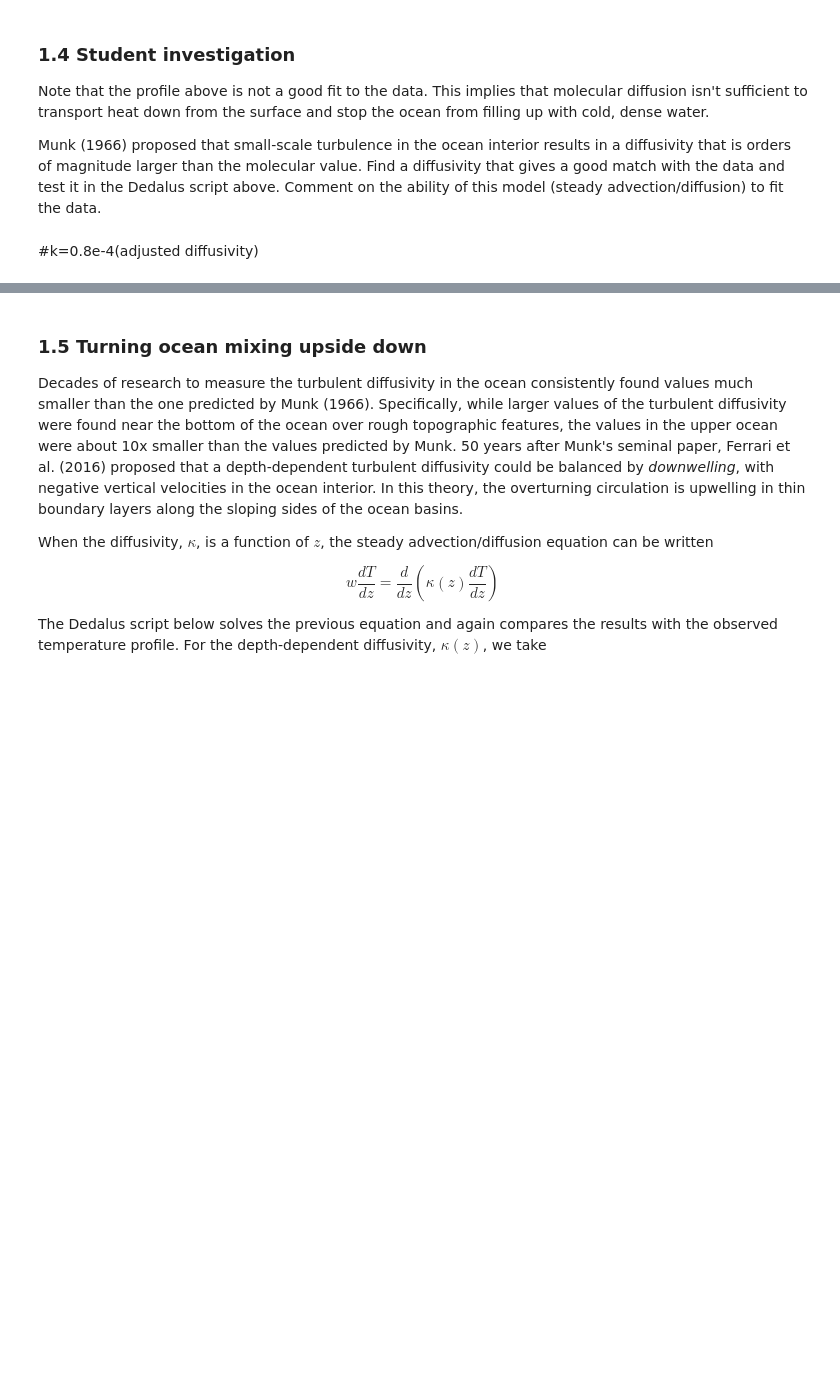
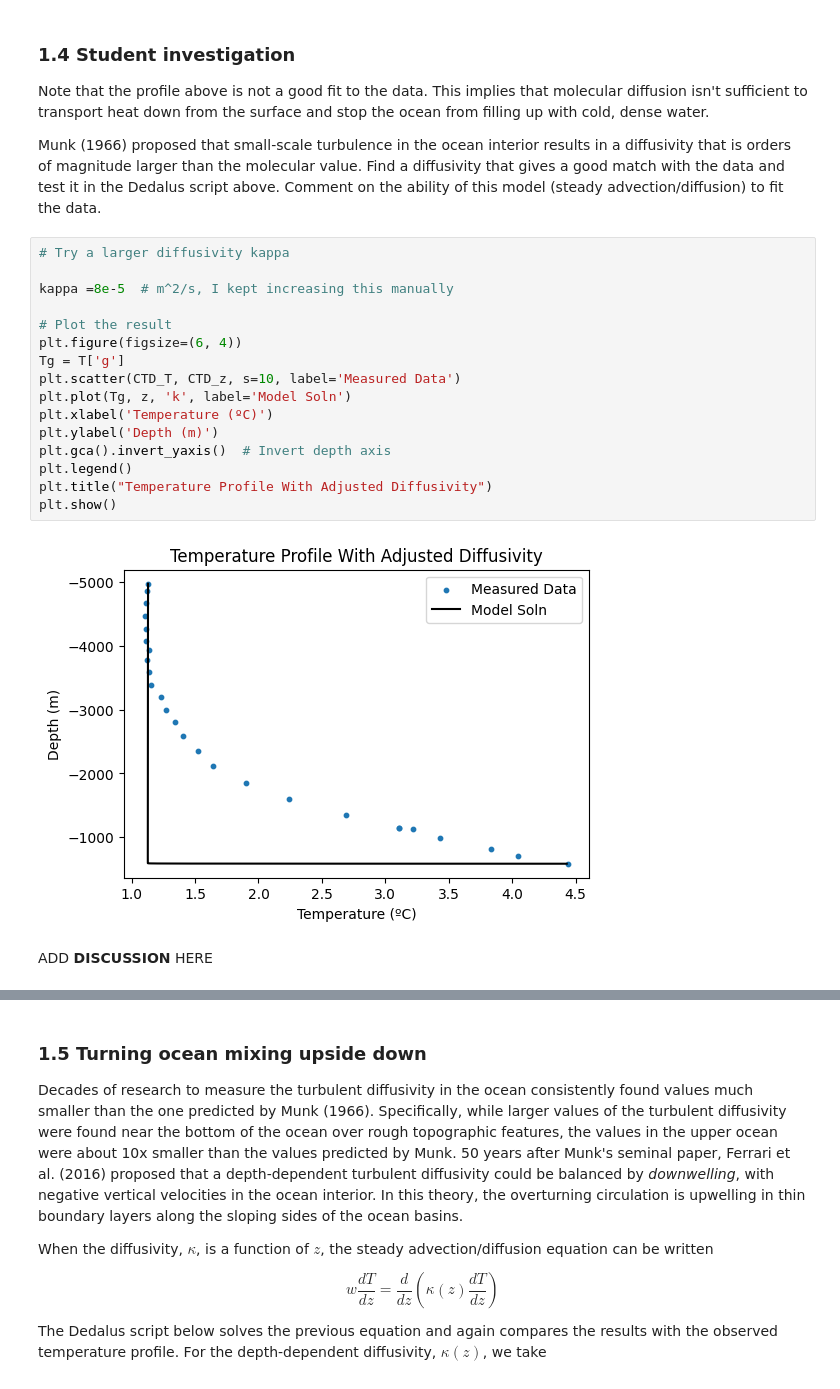
Before and after one commit to carolineakello/QCES, a Jupyter notebook: Project2_transport.ipynb, the cells around one changed output, grey strips where cells are left out. Cells and saved outputs as stored; diff of their text form; blank space fills up the shorter version.

```diff
--- a/Project2_transport.ipynb
+++ b/Project2_transport.ipynb
@@ -183,5 +183,23 @@ Text(0, 0.5, 'Depth (m)')
 Note that the profile above is not a good fit to the data. This implies that molecular diffusion isn't sufficient to transport heat down from the surface and stop the ocean from filling up with cold, dense water.
 
 Munk (1966) proposed that small-scale turbulence in the ocean interior results in a diffusivity that is orders of magnitude larger than the molecular value. Find a diffusivity that gives a good match with the data and test it in the Dedalus script above. Comment on the ability of this model (steady advection/diffusion) to fit the data.
-# %% [markdown]
-#k=0.8e-4(adjusted diffusivity)
+# %%
+# Try a larger diffusivity kappa
+
+kappa =8e-5  # m^2/s, I kept increasing this manually
+
+# Plot the result
+plt.figure(figsize=(6, 4))
+Tg = T['g']
+plt.scatter(CTD_T, CTD_z, s=10, label='Measured Data')
+plt.plot(Tg, z, 'k', label='Model Soln')
+plt.xlabel('Temperature (ºC)')
+plt.ylabel('Depth (m)')
+plt.gca().invert_yaxis()  # Invert depth axis
+plt.legend()
+plt.title("Temperature Profile With Adjusted Diffusivity")
+plt.show()
+# %% [output]
+[figure, added]
+# %% [markdown]
+ADD **DISCUSSION** HERE
```
Also changed, not shown: parts of 16 cells of this notebook.
